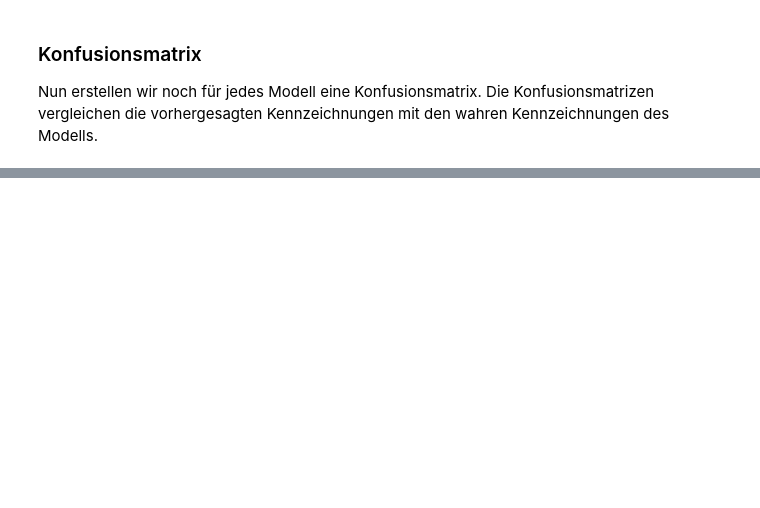
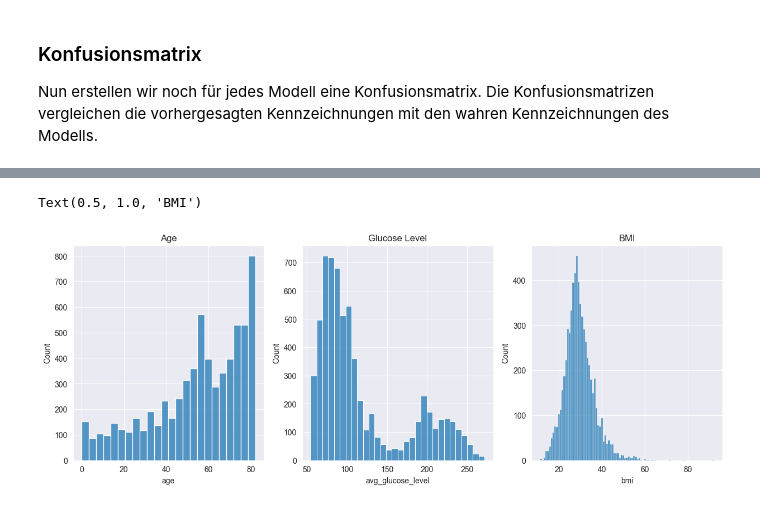
Before and after one commit to leonbittner/dasciws2324, a Jupyter notebook: 01_classification/01_classification.ipynb, the cells around one changed output, grey strips where cells are left out. Drawn from its saved outputs; the diff is of its cells as text; code cells hidden in the pictures; blank space fills up the shorter version.

```diff
--- a/01_classification/01_classification.ipynb
+++ b/01_classification/01_classification.ipynb
@@ -271,0 +270,4 @@ Grundsätzlich lässt sich sagen, dass die Performance aller drei Modelle nicht
+# %%
+smote = SMOTE(random_state=42)
+x_train_oversampled, y_train_oversampled = smote.fit_resample(x_train, y_train)
+print(y_train_oversampled.value_counts())
@@ -271,0 +314,11 @@ Grundsätzlich lässt sich sagen, dass die Performance aller drei Modelle nicht
+# %%
+fig, ax = plt.subplots(1, 3, figsize=(15, 5))
+sns.histplot(x_train_oversampled['age'],ax=ax[0])
+ax[0].set_title('Age')
+sns.histplot(x_train_oversampled['avg_glucose_level'],ax=ax[1])
+ax[1].set_title('Glucose Level')
+sns.histplot(x_train_oversampled['bmi'],ax=ax[2])
+ax[2].set_title('BMI')
+# %% [output]
+Text(0.5, 1.0, 'BMI')
+[figure, added]
```
Also changed, not shown: parts of 42 cells of this notebook.
